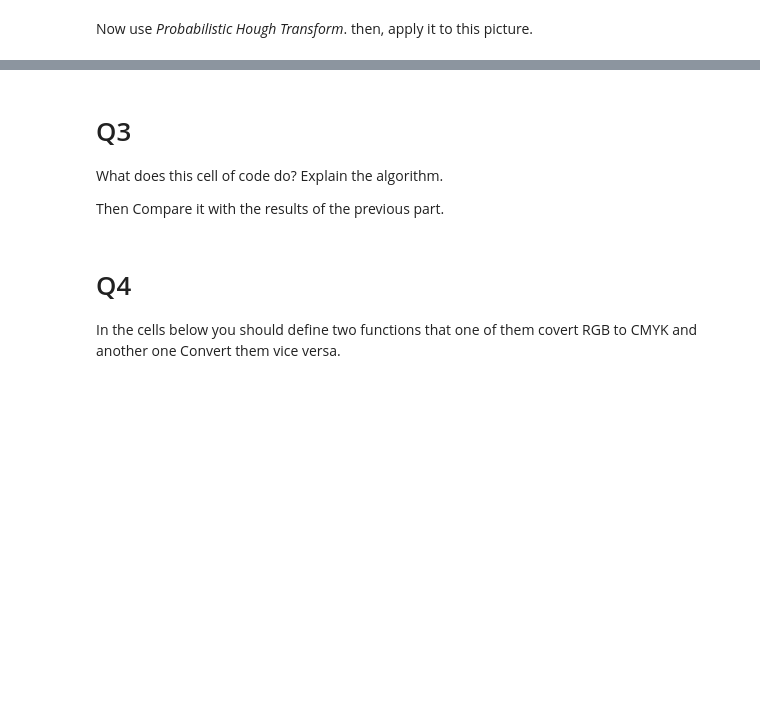
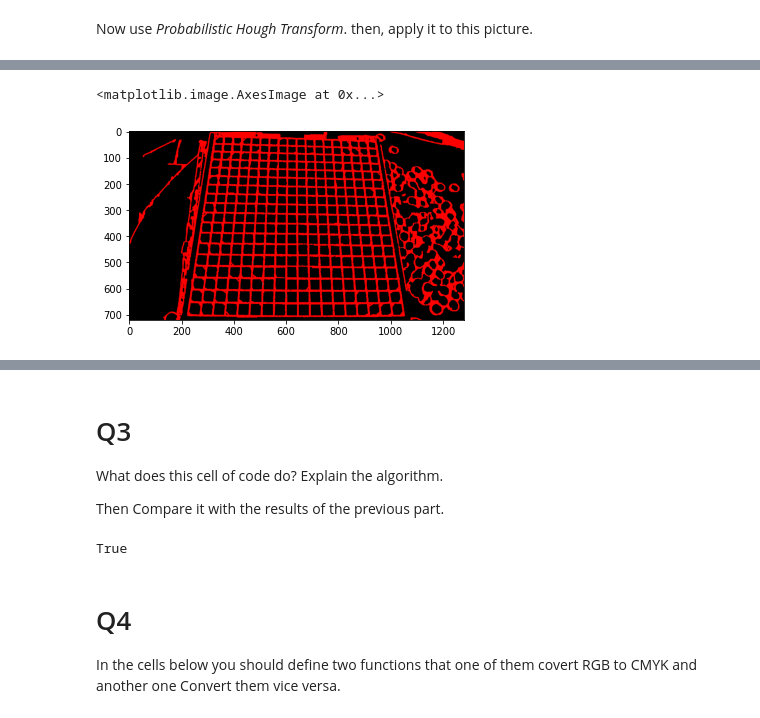
Before and after one commit to parsaeisa/computer_vision, a Jupyter notebook: HW6/HW[6].ipynb, the cells around one changed output, grey strips where cells are left out. Cells and saved outputs as stored; diff of their text form; code cells hidden in the pictures; blank space fills up the shorter version.

```diff
--- a/HW6/HW[6].ipynb
+++ b/HW6/HW[6].ipynb
@@ -28,3 +85,18 @@ Now use *Probabilistic Hough Transform*. then, apply it to this picture.
+# %%
+edges = cv2.Canny(im, 50, 200)
+cdst = cv2.cvtColor(edges, cv2.COLOR_GRAY2BGR)
+lines = cv2.HoughLinesP(edges, 1, np.pi/180, 1 , minLineLength=0, maxLineGap=15)
+
+# Draw lines on the image
+for line in lines:
+    x1, y1, x2, y2 = line[0]
+    cv2.line(cdst, (x1, y1), (x2, y2), (255, 0, 0), 3)
+
+# Show result
+plt.imshow(cdst)
+# %% [output]
+<matplotlib.image.AxesImage at 0x...>
+[figure, added]
 # %% [markdown]
 Here is a sample output (Not the best one):
 
@@ -38,12 +131,14 @@ What does this cell of code do? Explain the algorithm.
 
 Then Compare it with the results of the previous part.
 # %%
-img = cv2.imread("LineDetection.jpg",0)
-imgcolorous = cv2.imread('LineDetection.jpg')
+img = cv2.imread("/content/LineDetection.jpg",0)
+imgcolorous = cv2.imread("/content/LineDetection.jpg")
 UNKNOWN = cv2.createLineSegmentDetector(0)
 lines = UNKNOWN.detect(img)[0]
 drawn_img = UNKNOWN.drawSegments(imgcolorous,lines)
 cv2.imwrite('UNKNOWN.jpg',drawn_img)
+# %% [output]
+True
 # %% [markdown]
 # Q4
 
```
Also changed, not shown: parts of 17 cells of this notebook.
